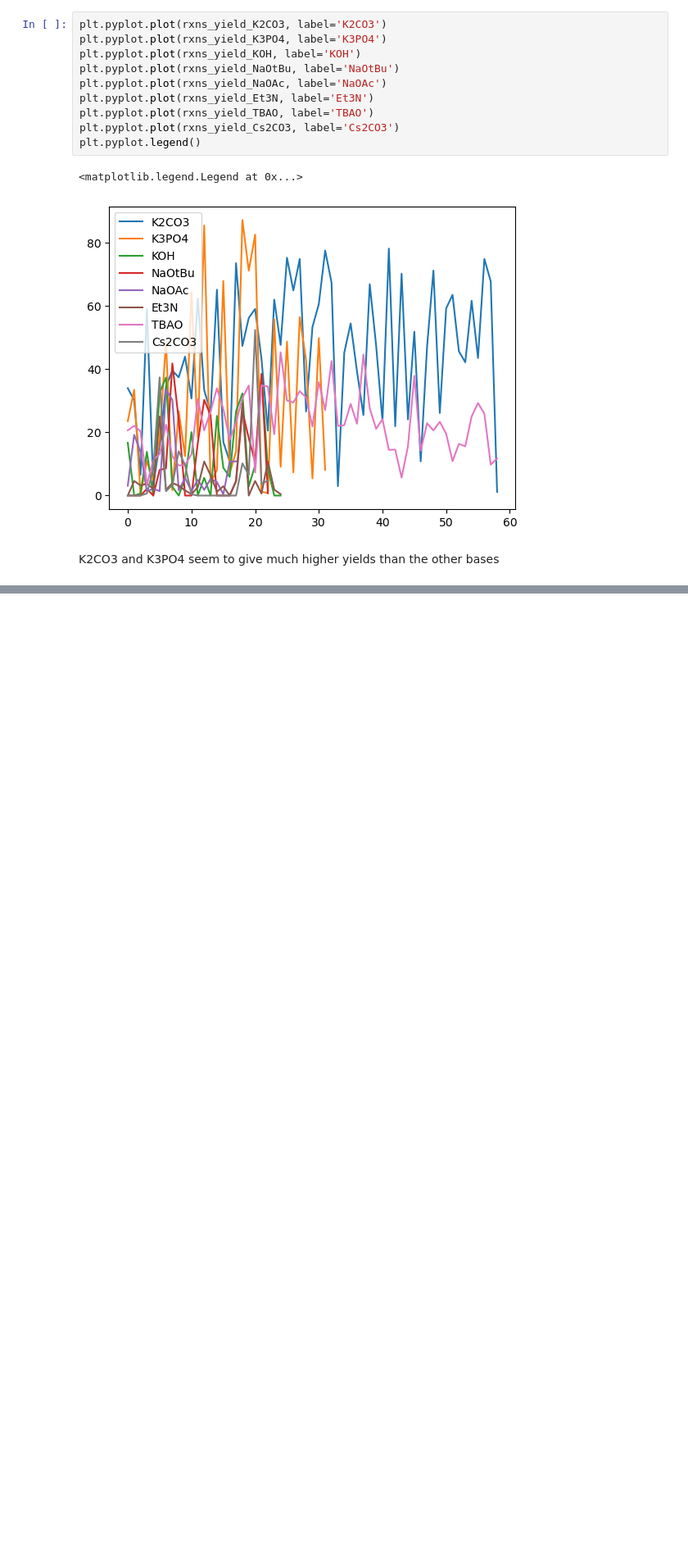
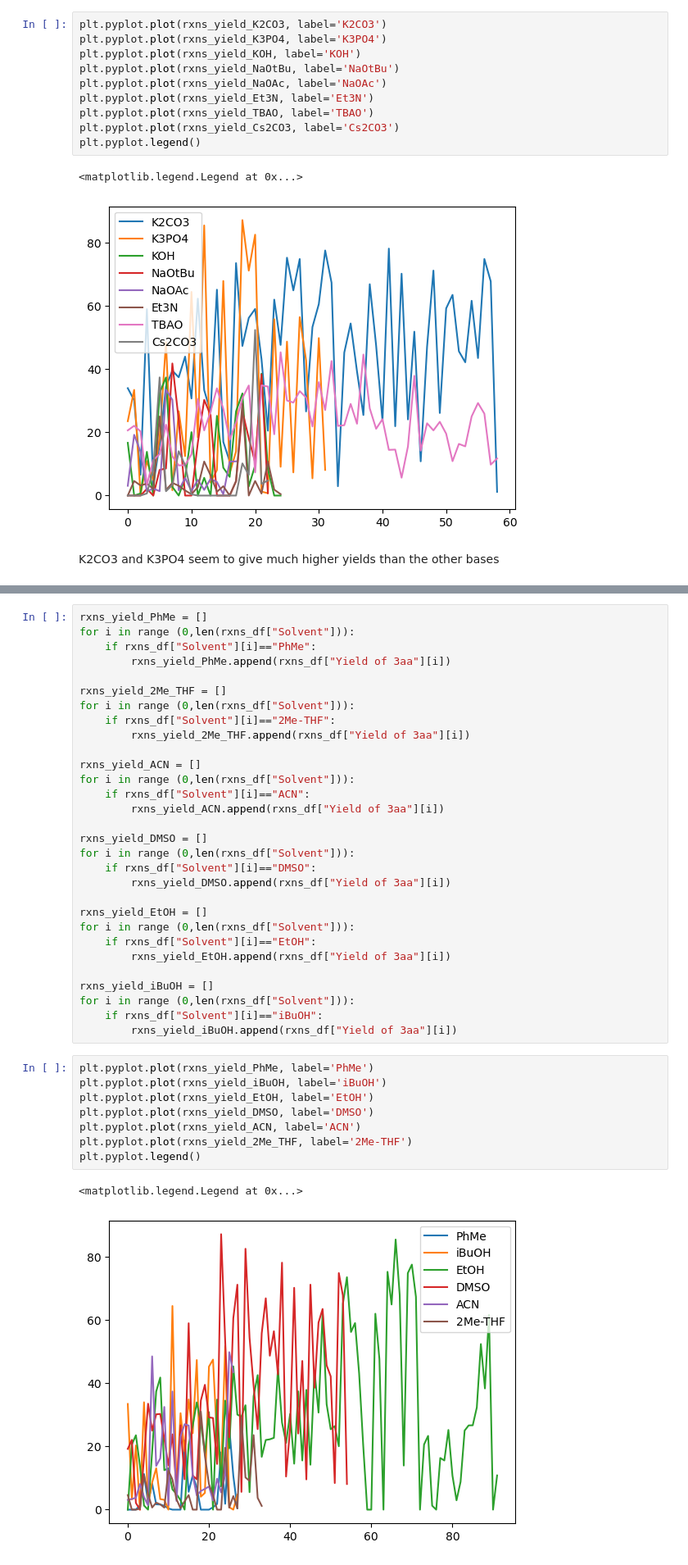
Before and after one commit to schwallergroup/CuCNCC, a Jupyter notebook: notebooks/data_exploration.ipynb, the cells around one changed output, grey strips where cells are left out. Shown: that part at 82% size. Saved outputs shown, nothing was run; the diff lists cells and outputs as text; blank space fills up the shorter version.

```diff
--- a/notebooks/data_exploration.ipynb
+++ b/notebooks/data_exploration.ipynb
@@ -289,0 +292,41 @@ K2CO3 and K3PO4 seem to give much higher yields than the other bases
+# %%
+rxns_yield_PhMe = []
+for i in range (0,len(rxns_df["Solvent"])):
+    if rxns_df["Solvent"][i]=="PhMe":
+        rxns_yield_PhMe.append(rxns_df["Yield of 3aa"][i])
+
+rxns_yield_2Me_THF = []
+for i in range (0,len(rxns_df["Solvent"])):
+    if rxns_df["Solvent"][i]=="2Me-THF":
+        rxns_yield_2Me_THF.append(rxns_df["Yield of 3aa"][i])
+
+rxns_yield_ACN = []
+for i in range (0,len(rxns_df["Solvent"])):
+    if rxns_df["Solvent"][i]=="ACN":
+        rxns_yield_ACN.append(rxns_df["Yield of 3aa"][i])
+
+rxns_yield_DMSO = []
+for i in range (0,len(rxns_df["Solvent"])):
+    if rxns_df["Solvent"][i]=="DMSO":
+        rxns_yield_DMSO.append(rxns_df["Yield of 3aa"][i])
+
+rxns_yield_EtOH = []
+for i in range (0,len(rxns_df["Solvent"])):
+    if rxns_df["Solvent"][i]=="EtOH":
+        rxns_yield_EtOH.append(rxns_df["Yield of 3aa"][i])
+
+rxns_yield_iBuOH = []
+for i in range (0,len(rxns_df["Solvent"])):
+    if rxns_df["Solvent"][i]=="iBuOH":
+        rxns_yield_iBuOH.append(rxns_df["Yield of 3aa"][i])
+# %%
+plt.pyplot.plot(rxns_yield_PhMe, label='PhMe')
+plt.pyplot.plot(rxns_yield_iBuOH, label='iBuOH')
+plt.pyplot.plot(rxns_yield_EtOH, label='EtOH')
+plt.pyplot.plot(rxns_yield_DMSO, label='DMSO')
+plt.pyplot.plot(rxns_yield_ACN, label='ACN')
+plt.pyplot.plot(rxns_yield_2Me_THF, label='2Me-THF')
+plt.pyplot.legend()
+# %% [output]
+<matplotlib.legend.Legend at 0x...>
+[figure, added]
```
Also changed, not shown: parts of 4 cells of this notebook.
